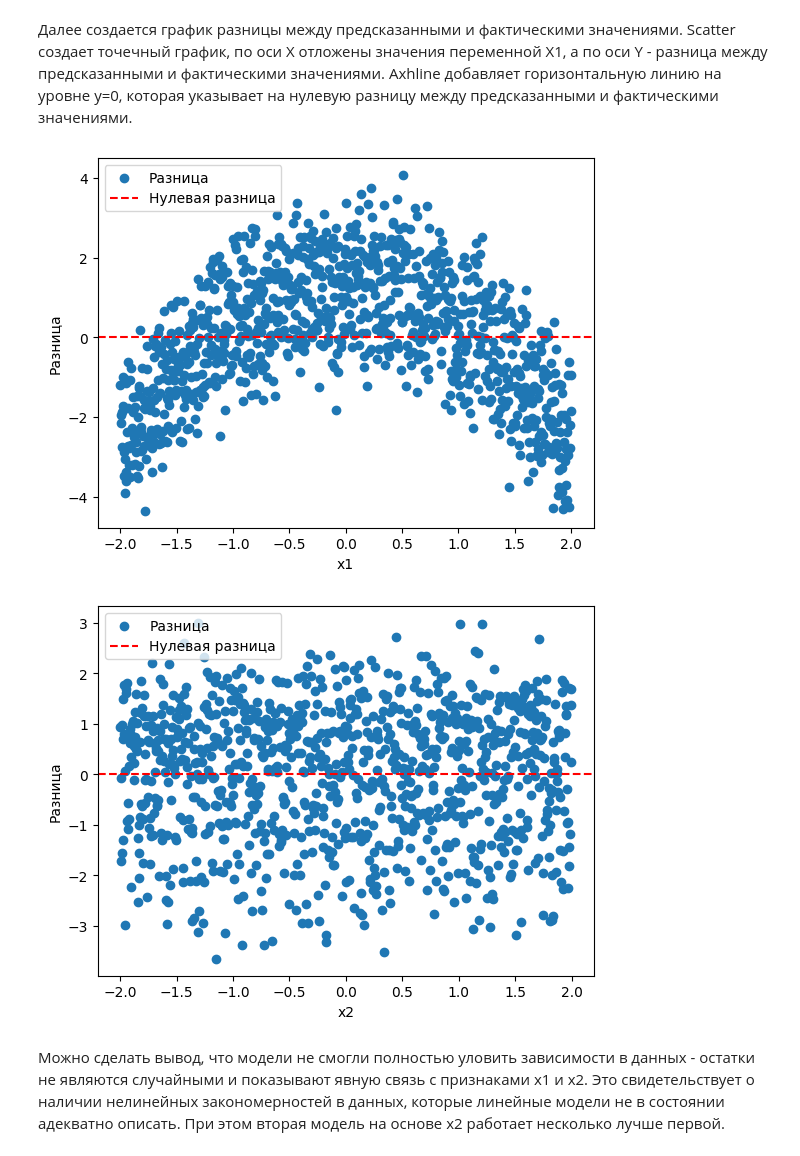
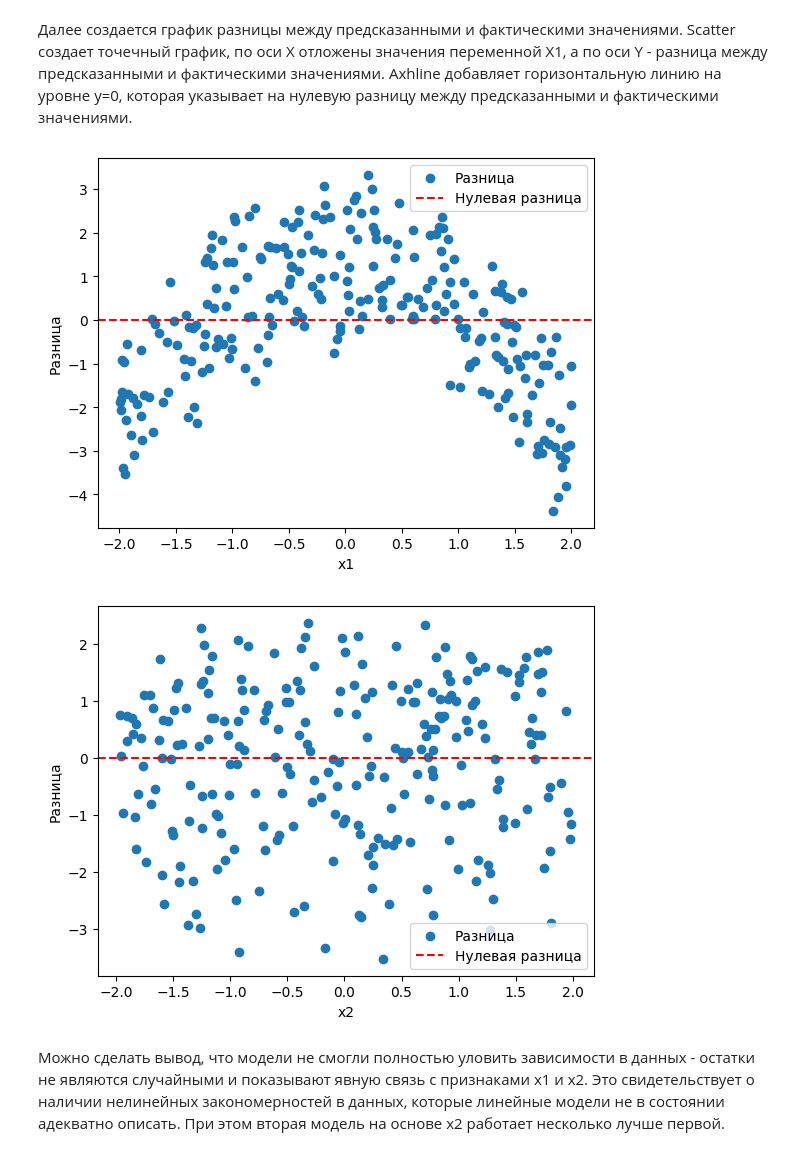
Before and after one commit to pol1np/Data_analysis, a Jupyter notebook: ЛР3_Проценко_1.ipynb, the cells around one changed output. Drawn from its saved outputs; the diff is of its cells as text; code cells hidden in the pictures.

```diff
--- a/ЛР3_Проценко_1.ipynb
+++ b/ЛР3_Проценко_1.ipynb
@@ -43,0 +39,14 @@ LinearRegression()
+# %%
+from sklearn.model_selection import train_test_split
+X1_train, X1_valid, Y_train, Y_valid = train_test_split(
+    x1,
+    y,
+    test_size=0.25,
+    random_state=0)
+
+from sklearn.model_selection import train_test_split
+X2_train, X2_valid, Y_train, Y_valid = train_test_split(
+    x2,
+    y,
+    test_size=0.25,
+    random_state=0)
@@ -43,0 +56,3 @@ LinearRegression()
+# %%
+model_1 = LinearRegression ()
+model_1.fit(np.array(X1_train).reshape(-1,1), Y_train)
@@ -44,7 +61,8 @@ LinearRegression()
 # %% [markdown]
 Вторая модель (model_2) инициализирована и обучена.
 # %%
-model_2.fit(np.array(x2).reshape(-1,1), y)
+model_2 = LinearRegression()
+model_2.fit(np.array(X2_train).reshape(-1,1), Y_train)
 # %% [output]
 LinearRegression()
 # %% [markdown]
@@ -70,8 +88,8 @@ predict_1
 # %% [markdown]
 С помощью predict() выполняется предсказание значений для соответствующих значений X2, на основе обученной второй модели линейной регрессии. Создается датафрейм с актуальными и предсказанными значениями.
 # %%
-y_predict_2=model_2.predict(np.array(x2).reshape(-1, 1))
-predict_2=pd.DataFrame({'Actual': y, 'Predicted': y_predict_2})
+y_predict_2=model_2.predict(np.array(X2_valid).reshape(-1, 1))
+predict_2=pd.DataFrame({'Actual': Y_valid, 'Predicted': y_predict_2})
 predict_2
 # %% [output]
 |  | Actual | Predicted |
@@ -176,27 +193,27 @@ plt.show()
 
 Далее создается график разницы между предсказанными и фактическими значениями. Scatter создает точечный график, по оси X отложены значения переменной X1, а по оси Y - разница между предсказанными и фактическими значениями. Аxhline добавляет горизонтальную линию на уровне y=0, которая указывает на нулевую разницу между предсказанными и фактическими значениями.
 # %%
-difference = y_predict - y
+difference = y_predict - Y_valid
 
-plt.scatter(x1, difference, label='Разница')
+plt.scatter(X1_valid, difference, label='Разница')
 plt.axhline(y=0, color='red', linestyle='--', label='Нулевая разница')
 plt.xlabel('x1')
 plt.ylabel('Разница')
 plt.legend()
 plt.show()
 # %% [output]
-[figure, old version]
+[figure, new version]
 # %%
-difference = y_predict_2 - y
+difference = y_predict_2 - Y_valid
 
-plt.scatter(x2, difference, label='Разница')
+plt.scatter(X2_valid, difference, label='Разница')
 plt.axhline(y=0, color='red', linestyle='--', label='Нулевая разница')
 plt.xlabel('x2')
 plt.ylabel('Разница')
 plt.legend()
 plt.show()
 # %% [output]
-[figure, old version]
+[figure, new version]
 # %% [markdown]
 Можно сделать вывод, что модели не смогли полностью уловить зависимости в данных - остатки не являются случайными и показывают явную связь с признаками x1 и x2. Это свидетельствует о наличии нелинейных закономерностей в данных, которые линейные модели не в состоянии адекватно описать. При этом вторая модель на основе x2 работает несколько лучше первой.
 # %% [markdown]
```
Also changed, not shown: parts of 33 cells of this notebook.
